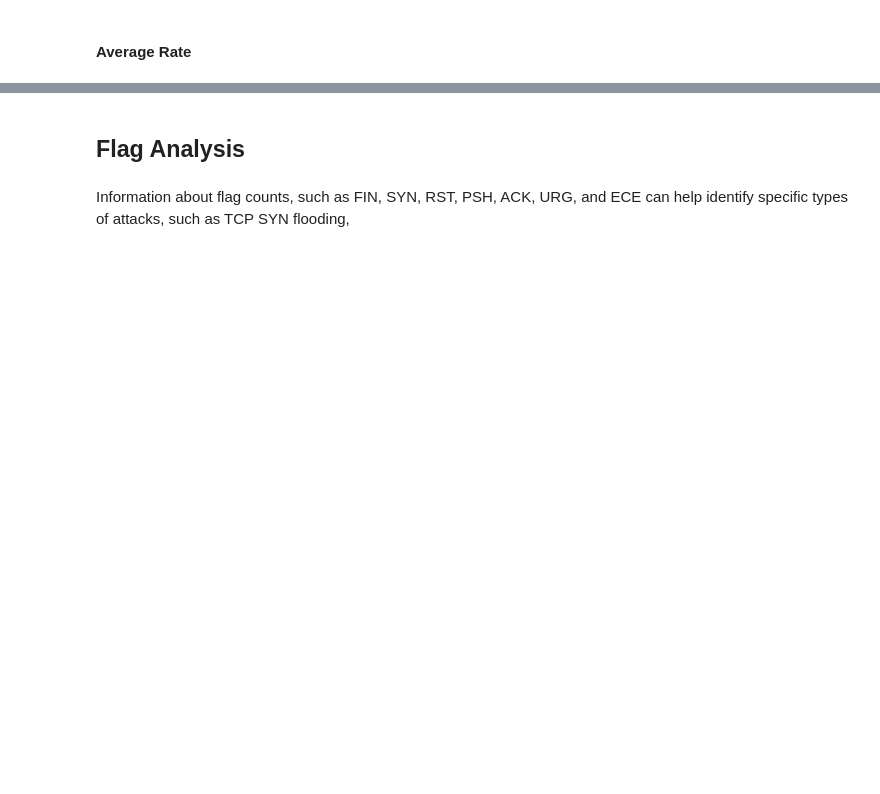
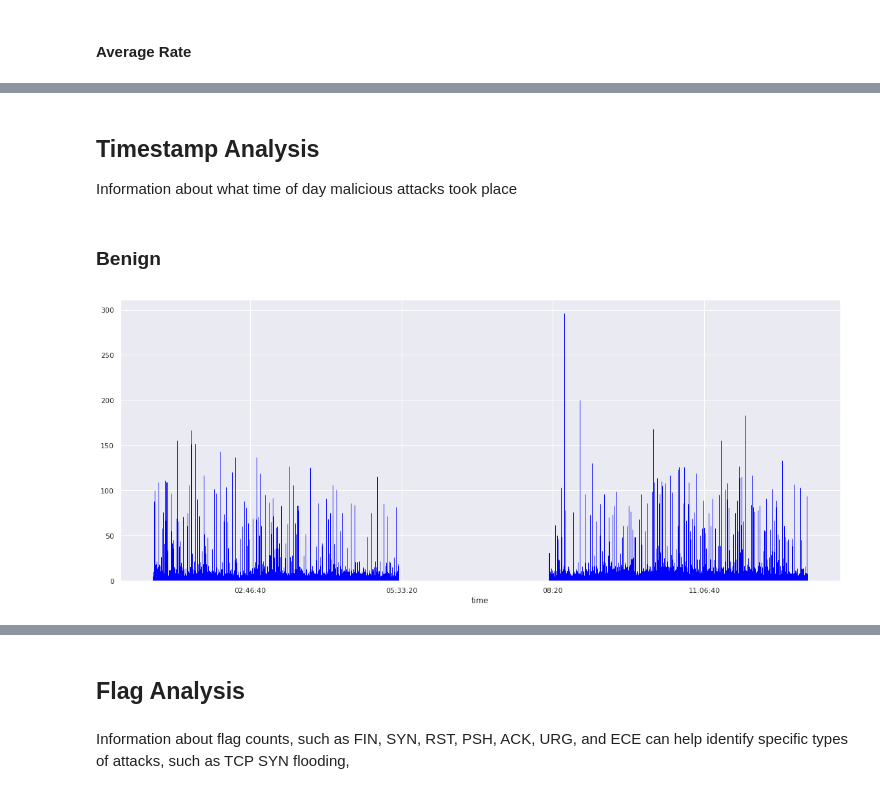
Before and after one commit to katielrink/IDS_Analysis, a Jupyter notebook: Homework_2.ipynb, the cells around one changed output, grey strips where cells are left out. Drawn from its saved outputs; the diff is of its cells as text; code cells hidden in the pictures; blank space fills up the shorter version.

Commit message:
adding beginning timestamp analysis

```diff
--- a/Homework_2.ipynb
+++ b/Homework_2.ipynb
@@ -322,0 +329,15 @@ Average of 'Tot Bwd Pkts' where 'Label' does not equal 'benign': 128.91481758708
+# %% [markdown]
+## Timestamp Analysis ##
+Information about what time of day malicious attacks took place
+# %% [markdown]
+### Benign ###
+# %%
+benign_data = network_data.loc[network_data['Label'] == 'Benign']
+benign_timestamps = pd.to_datetime(benign_data["Timestamp"], format='%d/%m/%Y %H:%M:%S', errors='coerce')
+benign_timestamps_counters = benign_timestamps.dt.time.value_counts().sort_index()
+bars = plt.bar(benign_timestamps_counters.index, benign_timestamps_counters.values, label="Benign")
+for bar in bars:
+    bar.set_color("blue")
+plt.show()
+# %% [output]
+[figure, added]
```
Also changed, not shown: parts of 42 cells of this notebook.
